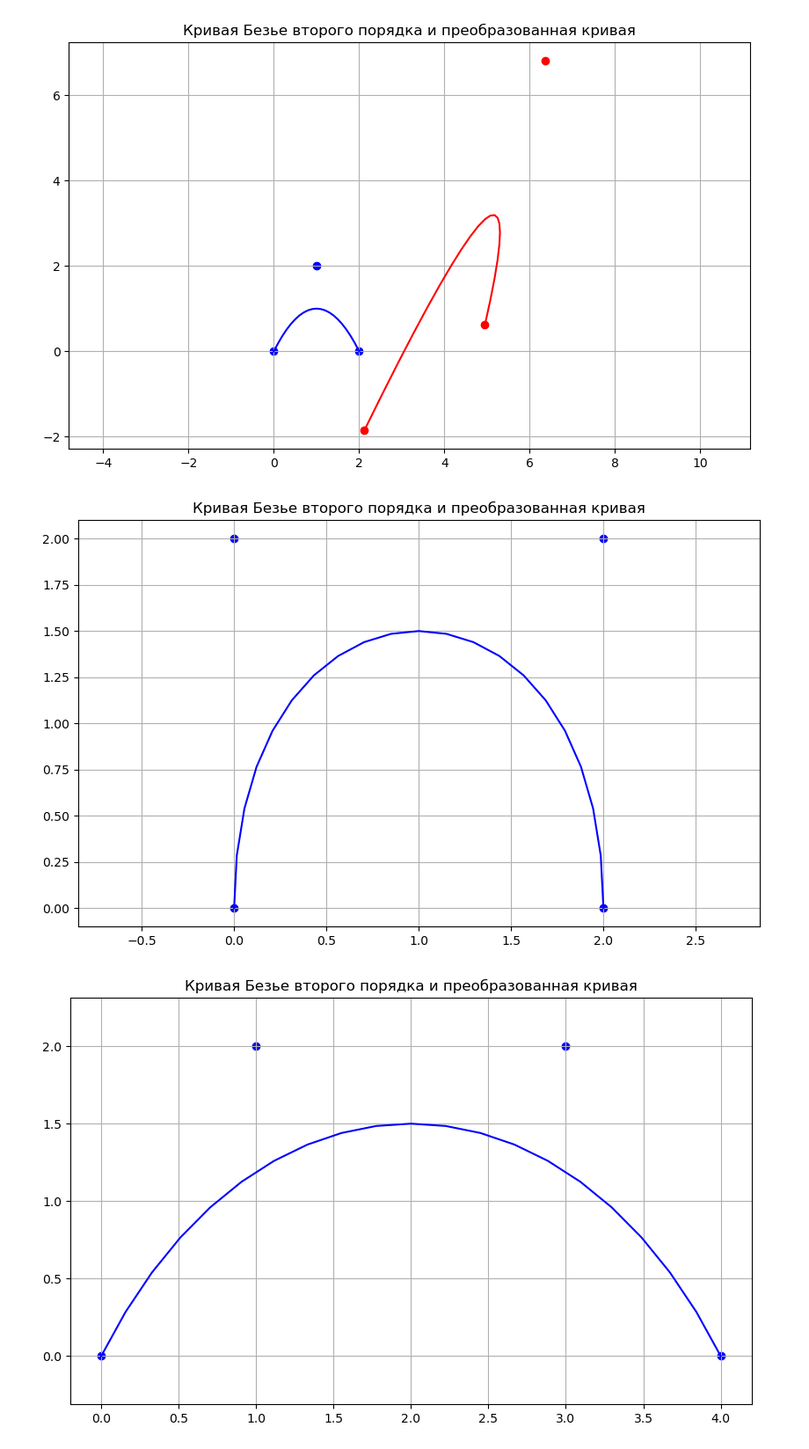
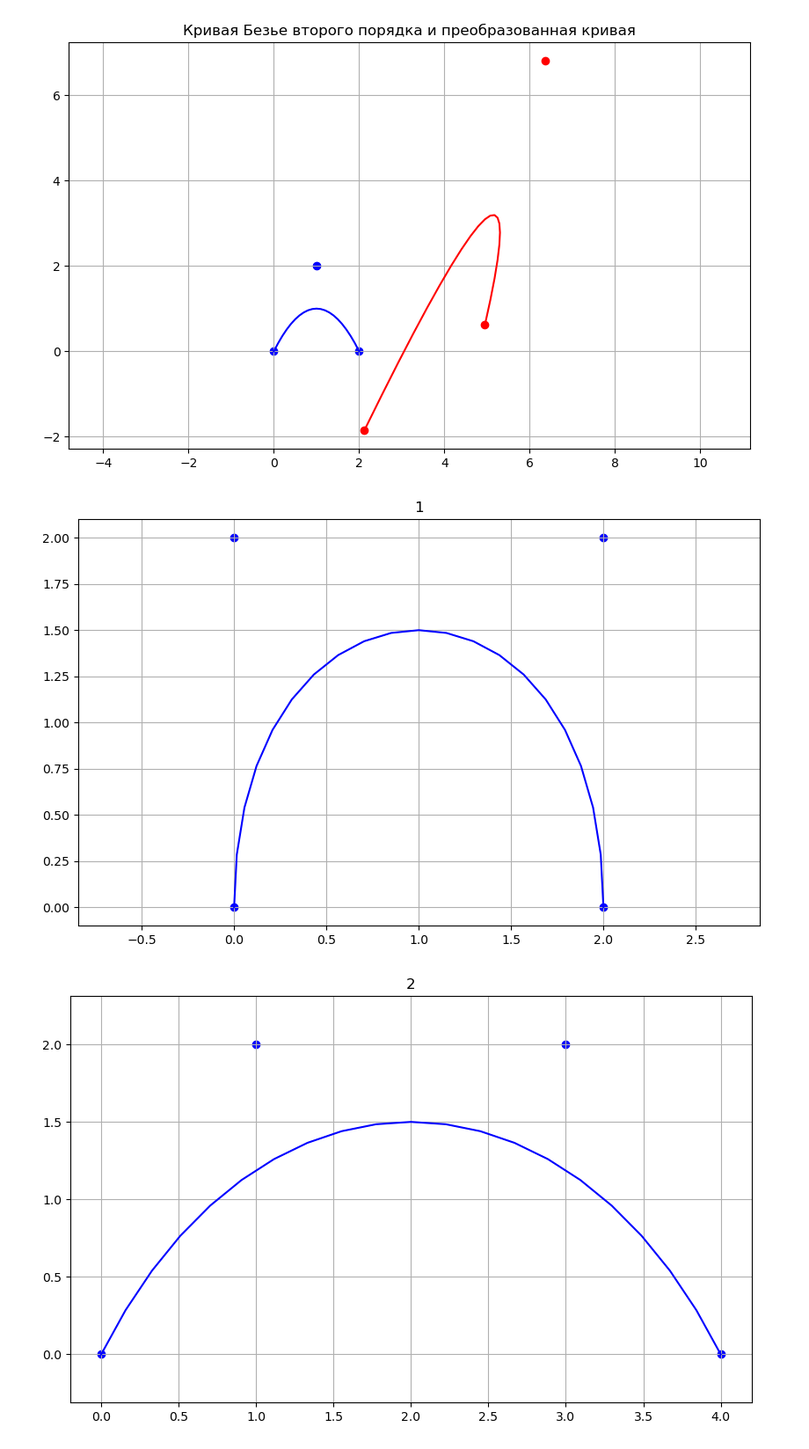
Before and after one commit to fish-from-SanDiego/geom-labs, a Jupyter notebook: lab3.2.ipynb, the cells around one changed output. Shown at 88% size. Cells and saved outputs as stored; diff of their text form; code cells hidden in the pictures.

```diff
--- a/lab3.2.ipynb
+++ b/lab3.2.ipynb
@@ -94,19 +94,19 @@ plt.show()
 # %%
 points_list = np.array(
     [
         [[0, 0], [0, 2], [2, 2], [2, 0]],
         [[0, 0], [1, 2], [3, 2], [4, 0]],
         [[0, 0], [2, 2], [2, 0], [0, 2]],
         [[0, 0], [1, 2], [2, 0], [3, 2]],
     ], dtype=np.float32
 )
 for i, point in enumerate(points_list):
     plt.figure(figsize=(10, 6))
     plot_bezier_curve(bezier_curve_points(point), point, label=f"Кривая № {i}")
     plt.axis("equal")
     plt.grid(True)
-    plt.title("Кривая Безье второго порядка и преобразованная кривая")
+    plt.title(i + 1)
     plt.show()
 # %% [output]
-[figure, old version]
+[figure, new version]
-[figure, old version]
+[figure, new version]
```
Also changed, not shown: parts of 2 cells of this notebook.
